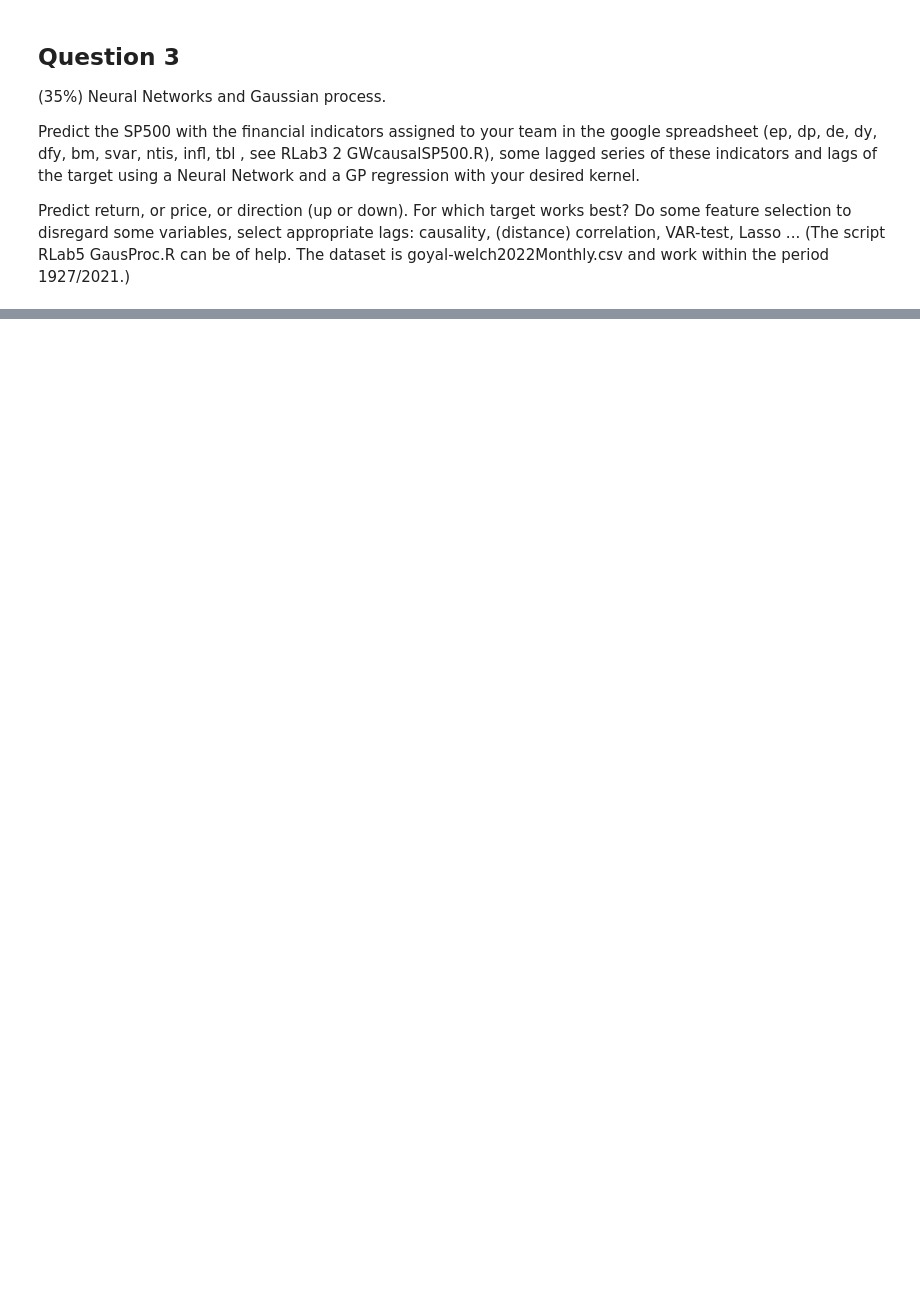
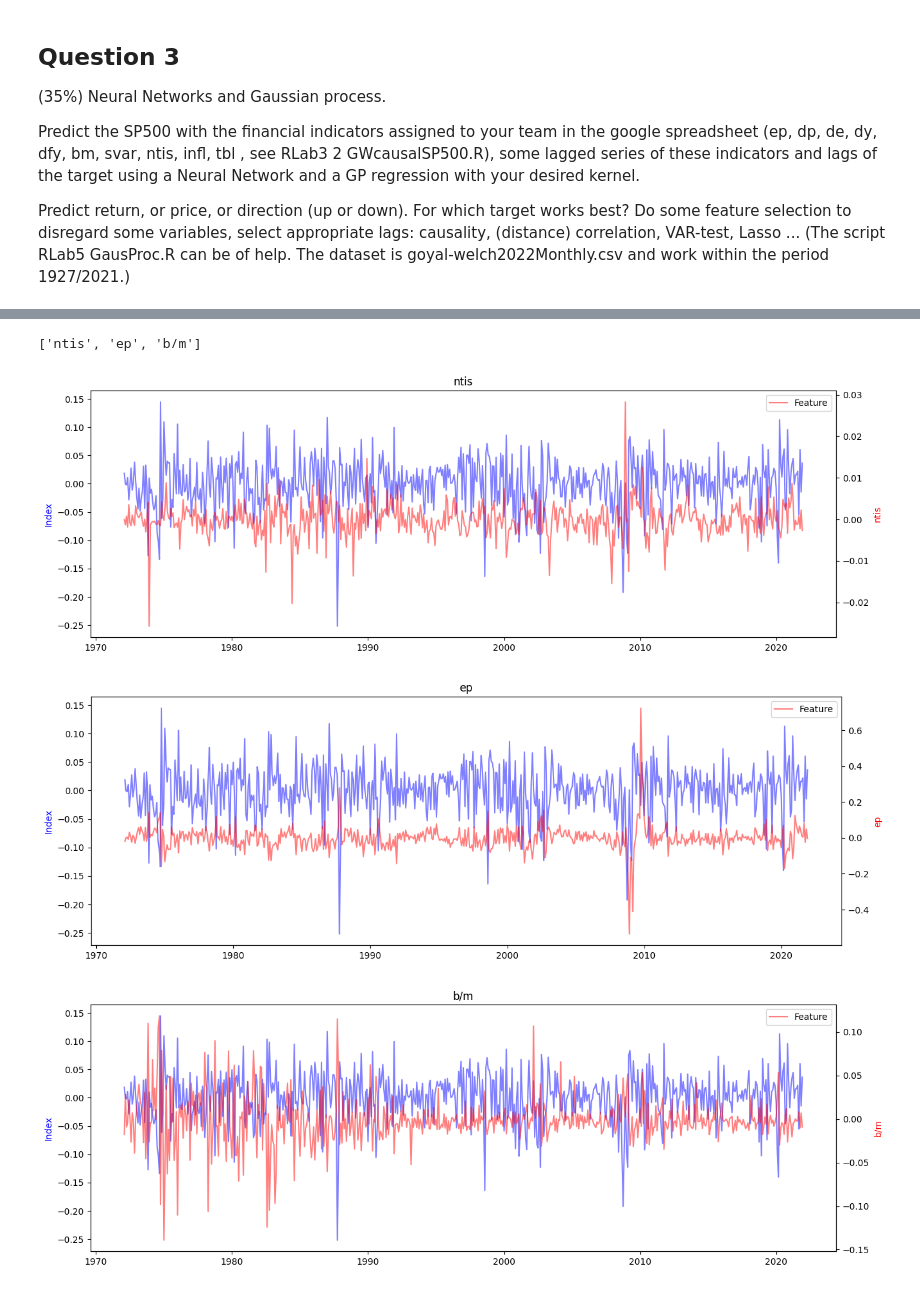
Before and after one commit to jonnycodd99/ML-for-Finance, a Jupyter notebook: Homework 1/01. Question 3.ipynb, the cells around one changed output, grey strips where cells are left out. Drawn from its saved outputs; the diff is of its cells as text; code cells hidden in the pictures; blank space fills up the shorter version.

```diff
--- a/Homework 1/01. Question 3.ipynb
+++ b/Homework 1/01. Question 3.ipynb
@@ -81,0 +114,35 @@ print(Z)
+# %%
+# Select TARGET
+type_target = 'return'
+if type_target == 'price':
+    TARGET = 'Index'
+elif type_target == 'return':
+    TARGET = 'return'
+else:
+    TARGET = 'direction'
+# %%
+features = list(set(df.columns).intersection(['b/m', 'ntis', 'ep']))
+print(features)
+
+for feature in features:
+    fig, ax1 = plt.subplots(figsize=(15, 5))
+
+    ax1.plot(df['date'], df[TARGET], label='Index', color='blue', alpha=0.5)
+    ax1.set_ylabel('Index', color='blue')
+
+    ax2 = ax1.twinx()
+    if TARGET == 'return':
+        ax2.plot(df['date'], df[feature].diff(tau), label='Feature', color='red', alpha=0.5)
+    else:
+        ax2.plot(df['date'], df[feature], label='Feature', color='red', alpha=0.5)
+
+    ax2.set_ylabel(feature, color='red')
+
+    plt.title(f'{feature}')
+    plt.legend()
+    plt.show()
+# %% [output]
+['ntis', 'ep', 'b/m']
+[figure, added]
+[figure, added]
+[figure, added]
```
Also changed, not shown: parts of 18 cells of this notebook.
